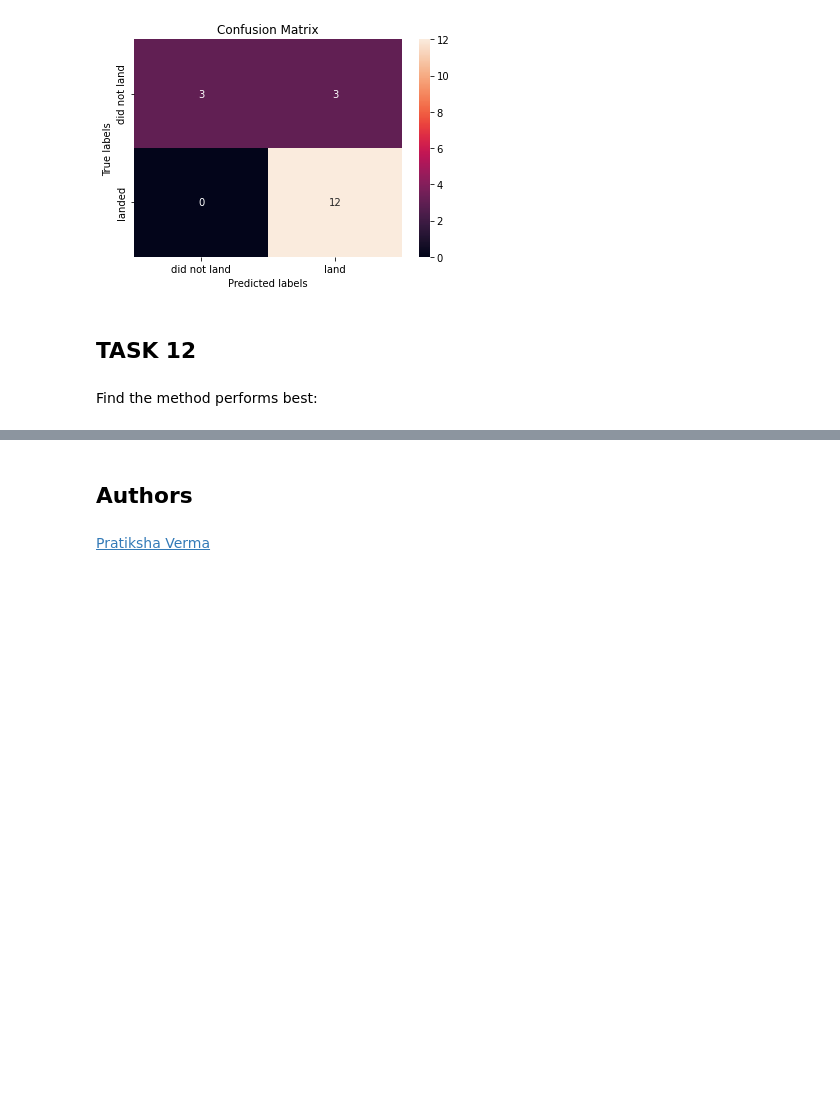
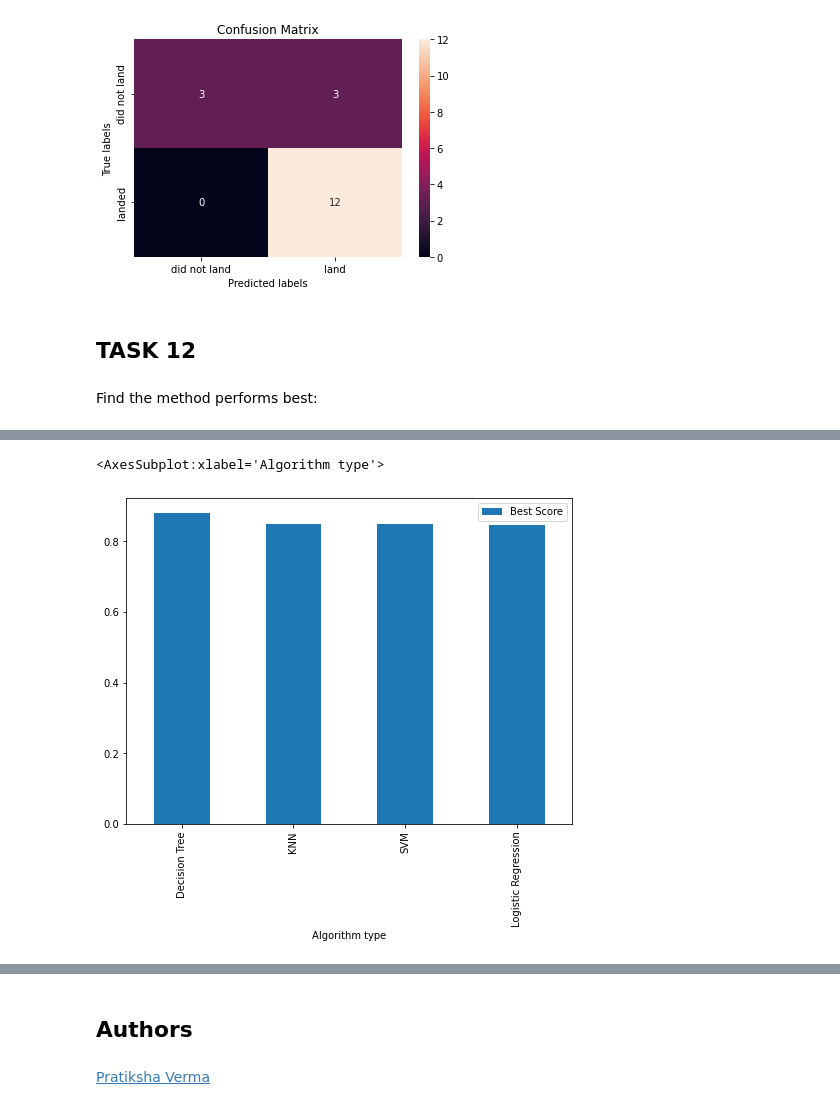
Before and after one commit to faridahr/Coursera-IBM-Data-Science-Certification-Capstone-Project, a Jupyter notebook: SpaceX_Machine_Learning_Prediction_Part_5.jupyterlite.ipynb, the cells around one changed output, grey strips where cells are left out. Cells and saved outputs as stored; diff of their text form; code cells hidden in the pictures; blank space fills up the shorter version.

```diff
--- a/SpaceX_Machine_Learning_Prediction_Part_5.jupyterlite.ipynb
+++ b/SpaceX_Machine_Learning_Prediction_Part_5.jupyterlite.ipynb
@@ -399 +400,6 @@ pd.DataFrame(dict)
 | 3 | KNN | {'algorithm': 'auto', 'n_neighbor... | 0.848214 | 0.833333 |
+# %%
+algo_df.sort_values(by='Best Score', ascending=False).plot(kind = 'bar', x = 'Algorithm type', y = 'Best Score', figsize=[8, 6])
+# %% [output]
+<AxesSubplot:xlabel='Algorithm type'>
+[figure, added]
```
Also changed, not shown: parts of 5 cells of this notebook, 2 other files.
